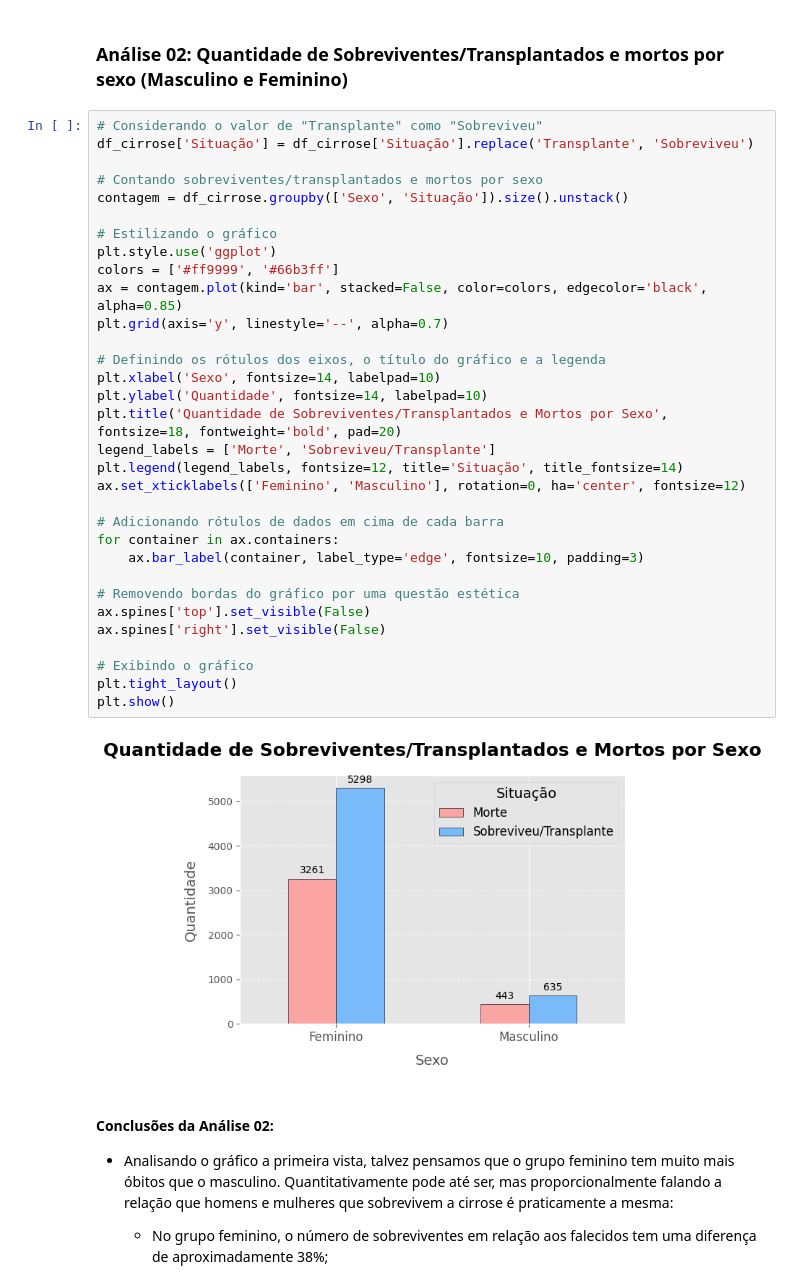
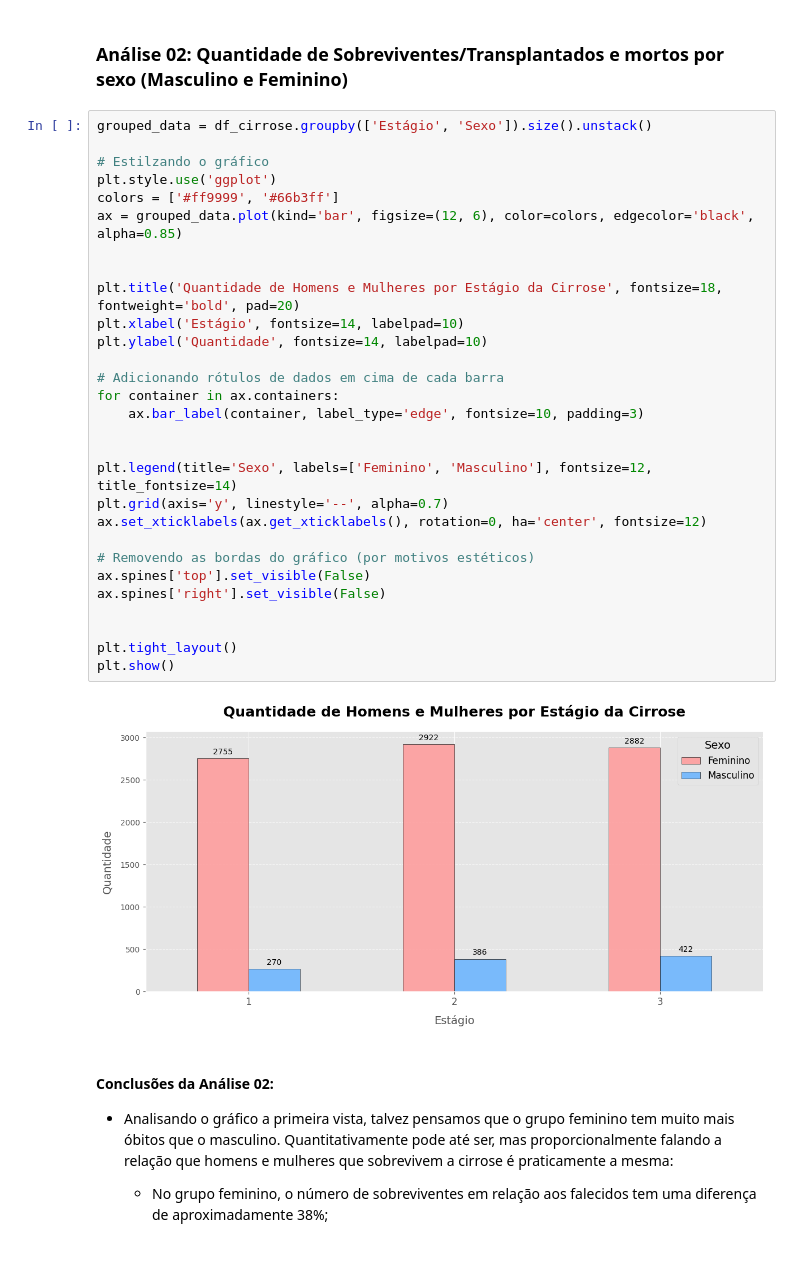
Before and after one commit to rodrigo0567/Cirrosifier-TRAINEES1, a Jupyter notebook: notebooks/eda_categoricos.ipynb, the cells around one changed output. Drawn from its saved outputs; the diff is of its cells as text; blank space fills up the shorter version.

```diff
--- a/notebooks/eda_categoricos.ipynb
+++ b/notebooks/eda_categoricos.ipynb
@@ -67,39 +274,36 @@ plt.show()
 # %% [markdown]
 ### Análise 02: Quantidade de Sobreviventes/Transplantados e mortos por sexo (Masculino e Feminino)
 # %%
-# Considerando o valor de "Transplante" como "Sobreviveu"
-df_cirrose['Situação'] = df_cirrose['Situação'].replace('Transplante', 'Sobreviveu')
+grouped_data = df_cirrose.groupby(['Estágio', 'Sexo']).size().unstack()
 
-# Contando sobreviventes/transplantados e mortos por sexo
-contagem = df_cirrose.groupby(['Sexo', 'Situação']).size().unstack()
-
-# Estilizando o gráfico
+# Estilzando o gráfico
 plt.style.use('ggplot')
 colors = ['#ff9999', '#66b3ff']
-ax = contagem.plot(kind='bar', stacked=False, color=colors, edgecolor='black', alpha=0.85)
-plt.grid(axis='y', linestyle='--', alpha=0.7)
+ax = grouped_data.plot(kind='bar', figsize=(12, 6), color=colors, edgecolor='black', alpha=0.85)
 
-# Definindo os rótulos dos eixos, o título do gráfico e a legenda
-plt.xlabel('Sexo', fontsize=14, labelpad=10)
+
+plt.title('Quantidade de Homens e Mulheres por Estágio da Cirrose', fontsize=18, fontweight='bold', pad=20)
+plt.xlabel('Estágio', fontsize=14, labelpad=10)
 plt.ylabel('Quantidade', fontsize=14, labelpad=10)
-plt.title('Quantidade de Sobreviventes/Transplantados e Mortos por Sexo', fontsize=18, fontweight='bold', pad=20)
-legend_labels = ['Morte', 'Sobreviveu/Transplante']
-plt.legend(legend_labels, fontsize=12, title='Situação', title_fontsize=14)
-ax.set_xticklabels(['Feminino', 'Masculino'], rotation=0, ha='center', fontsize=12)
 
 # Adicionando rótulos de dados em cima de cada barra
 for container in ax.containers:
     ax.bar_label(container, label_type='edge', fontsize=10, padding=3)
 
-# Removendo bordas do gráfico por uma questão estética
+
+plt.legend(title='Sexo', labels=['Feminino', 'Masculino'], fontsize=12, title_fontsize=14)
+plt.grid(axis='y', linestyle='--', alpha=0.7)
+ax.set_xticklabels(ax.get_xticklabels(), rotation=0, ha='center', fontsize=12)
+
+# Removendo as bordas do gráfico (por motivos estéticos)
 ax.spines['top'].set_visible(False)
 ax.spines['right'].set_visible(False)
 
-# Exibindo o gráfico
+
 plt.tight_layout()
 plt.show()
 # %% [output]
-[figure, old version]
+[figure, new version]
 # %% [markdown]
 #### Conclusões da Análise 02:
 * Analisando o gráfico a primeira vista, talvez pensamos que o grupo feminino tem muito mais óbitos que o masculino. Quantitativamente pode até ser, mas proporcionalmente falando a relação que homens e mulheres que sobrevivem a cirrose é praticamente a mesma:
```
Also changed, not shown: parts of 29 cells of this notebook, 1 other file.
